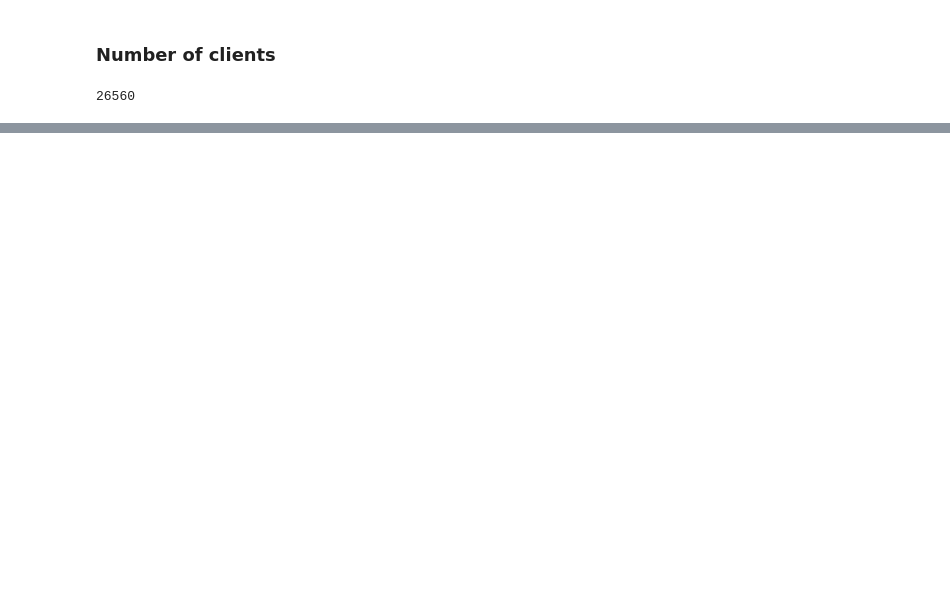
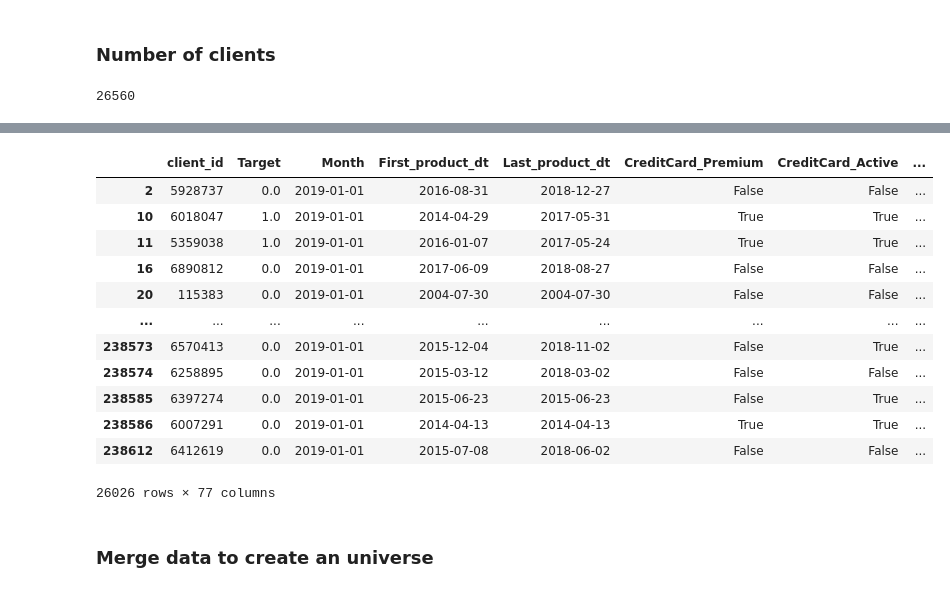
Before and after one commit to juancuiule/ml-utn-2c-2022, a Jupyter notebook: notebook.ipynb, the cells around one changed output, grey strips where cells are left out. Drawn from its saved outputs; the diff is of its cells as text; code cells hidden in the pictures; blank space fills up the shorter version.

```diff
--- a/notebook.ipynb
+++ b/notebook.ipynb
@@ -79,7 +79,7 @@ len(saving_account_columns)
 # %% [markdown]
 ### Number of months
 # %%
-months = pd.unique(df[df['Month'].notnull()]['Month'])
+months = pd.unique(df['Month'].sort_values())
 len(months)
 # %% [output]
 9
@@ -85,0 +96,4 @@ len(months)
+# %%
+historical_window = months[:-3]
+lead_window = months[-3:-2]
+prediction_window = months[-2:]
@@ -92,0 +179,3 @@ len(clients)
+# %%
+query_month = historical_window[-1]
+query_month
@@ -92,0 +184,21 @@ len(clients)
+# %%
+month_mask = df['Month'] == query_month
+no_active_package_mask = df['Package_Active'] == False
+clients_without_package = df.loc[month_mask & no_active_package_mask]
+clients_without_package
+# %% [output]
+|  | client_id | Target | Month | First_product_dt | Last_product_dt | CreditCard_Premium | CreditCard_Active | ... |
+| 2 | 5928737 | 0.0 | 2019-01-01 | 2016-08-31 | 2018-12-27 | False | False | ... |
+| 10 | 6018047 | 1.0 | 2019-01-01 | 2014-04-29 | 2017-05-31 | True | True | ... |
+| 11 | 5359038 | 1.0 | 2019-01-01 | 2016-01-07 | 2017-05-24 | True | True | ... |
+| 16 | 6890812 | 0.0 | 2019-01-01 | 2017-06-09 | 2018-08-27 | False | False | ... |
+| 20 | 115383 | 0.0 | 2019-01-01 | 2004-07-30 | 2004-07-30 | False | False | ... |
+| ... | ... | ... | ... | ... | ... | ... | ... | ... |
+| 238573 | 6570413 | 0.0 | 2019-01-01 | 2015-12-04 | 2018-11-02 | False | True | ... |
+| 238574 | 6258895 | 0.0 | 2019-01-01 | 2015-03-12 | 2018-03-02 | False | False | ... |
+| 238585 | 6397274 | 0.0 | 2019-01-01 | 2015-06-23 | 2015-06-23 | False | True | ... |
+| 238586 | 6007291 | 0.0 | 2019-01-01 | 2014-04-13 | 2014-04-13 | True | True | ... |
+| 238612 | 6412619 | 0.0 | 2019-01-01 | 2015-07-08 | 2018-06-02 | False | False | ... |
+26026 rows × 77 columns
+# %% [markdown]
+### Merge data to create an universe
```
Also changed, not shown: parts of 68 cells of this notebook.
